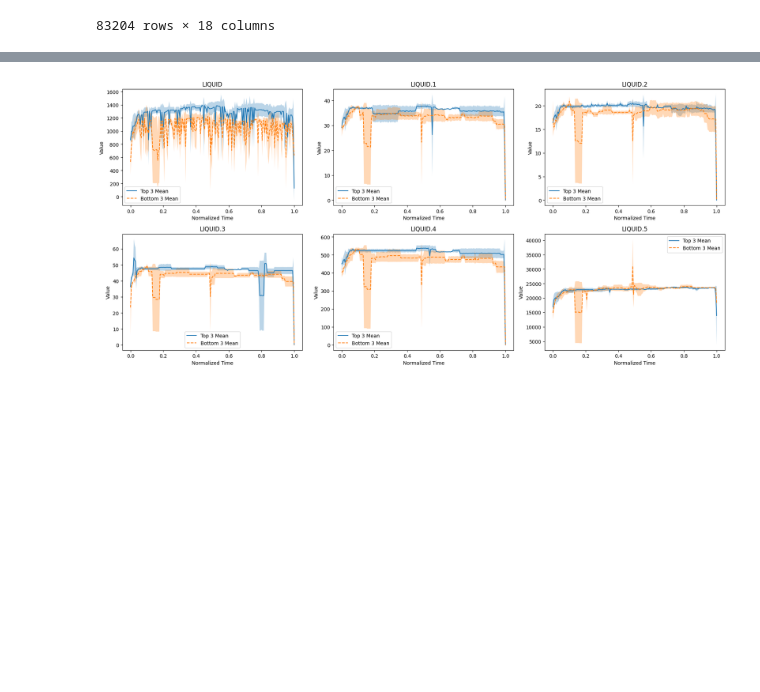
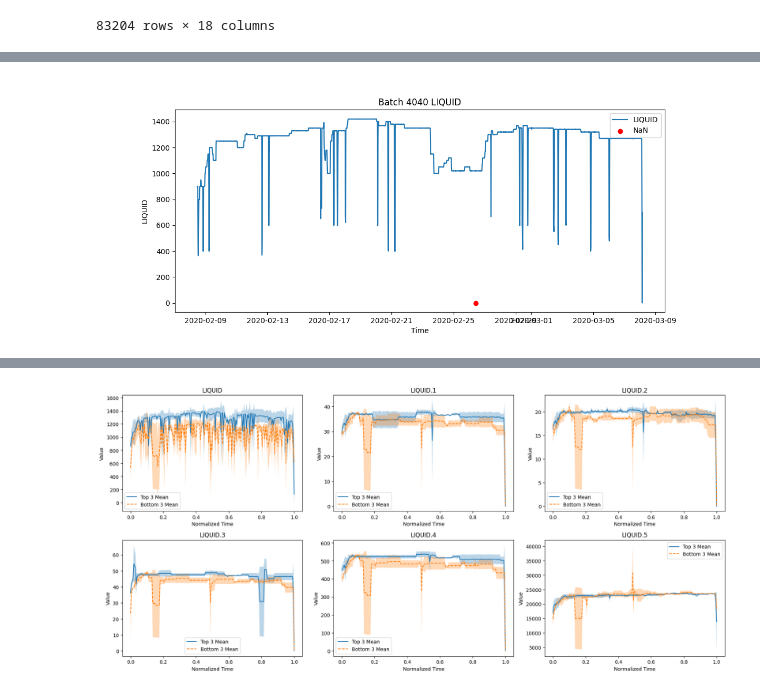
Before and after one commit to RichardFisher1/Applied, a Jupyter notebook: notebooks/RichardNotes.ipynb, the cells around one changed output, grey strips where cells are left out. Saved outputs shown, nothing was run; the diff lists cells and outputs as text; code cells hidden in the pictures; blank space fills up the shorter version.

```diff
--- a/notebooks/RichardNotes.ipynb
+++ b/notebooks/RichardNotes.ipynb
@@ -174,0 +223,32 @@ df["norm_time"] = (
+# %%
+%matplotlib widget
+
+import matplotlib.pyplot as plt
+
+batch = 4040
+
+df_batch = op_df[op_df["Batch"] == batch].copy()
+df_batch["Date and time"] = pd.to_datetime(df_batch["Date and time"])
+df_batch = df_batch.sort_values("Date and time")
+
+plt.figure(figsize=(12,5))
+
+plt.plot(df_batch["Date and time"], df_batch["LIQUID"], label="LIQUID")
+
+# highlight NaNs
+nan_mask = df_batch["LIQUID"].isna()
+plt.scatter(
+    df_batch.loc[nan_mask, "Date and time"],
+    [0]*nan_mask.sum(),
+    color="red",
+    label="NaN",
+)
+
+plt.title(f"Batch {batch} LIQUID")
+plt.xlabel("Time")
+plt.ylabel("LIQUID")
+plt.legend()
+
+plt.show()
+# %% [output]
+[figure, added]
```
Also changed, not shown: parts of 18 cells of this notebook.
